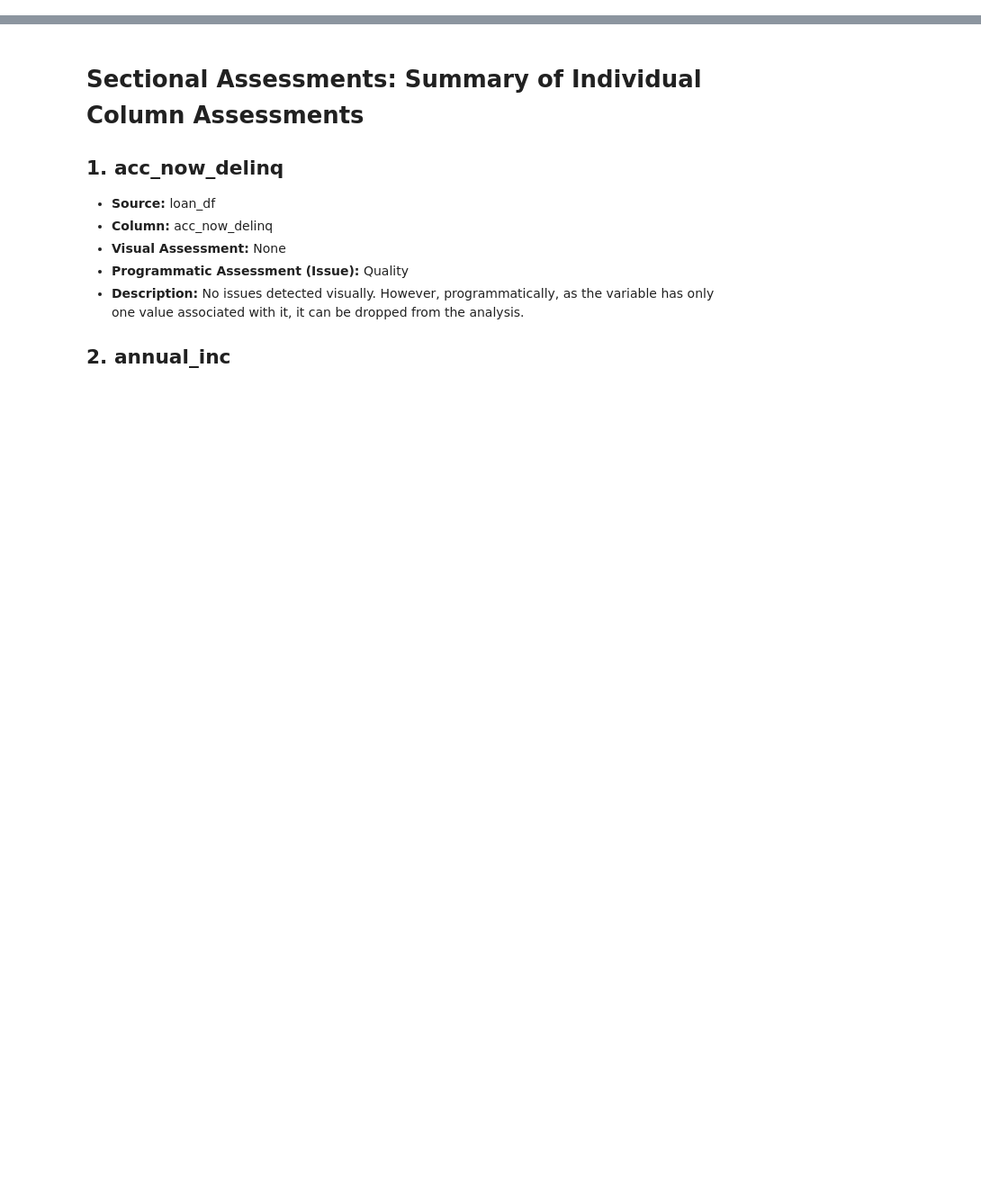
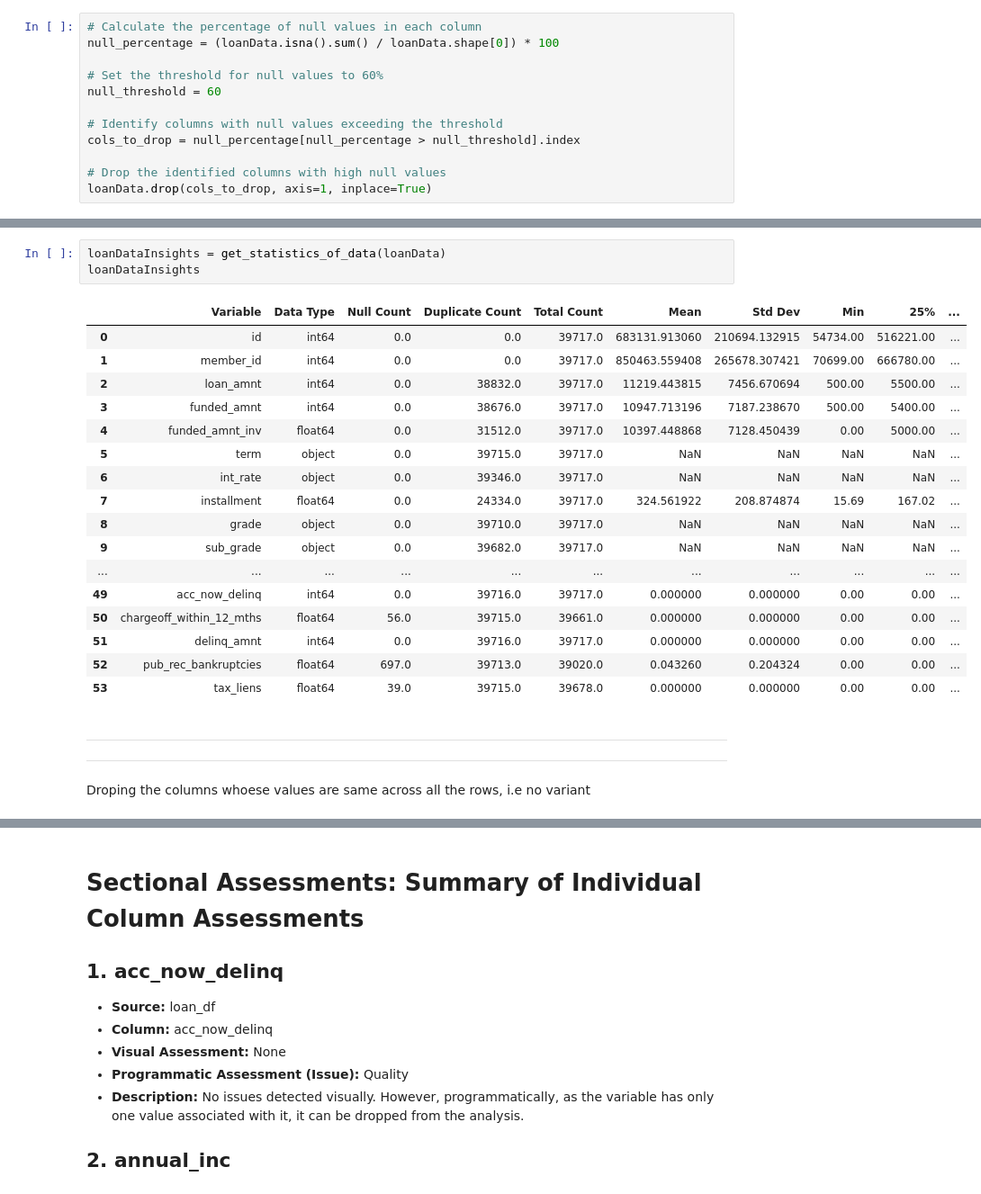
Before and after one commit to SouhardyaBiswas/Lending_Club_CaseStudy, a Jupyter notebook: code/Lending_Club_Case_Study.ipynb, the cells around one changed output, grey strips where cells are left out. Shown at 90% size. Saved outputs shown, nothing was run; the diff lists cells and outputs as text; blank space fills up the shorter version.

```diff
--- a/code/Lending_Club_Case_Study.ipynb
+++ b/code/Lending_Club_Case_Study.ipynb
@@ -590,0 +380,12 @@ verification_status  38577      3  Not Verified  16694
+# %%
+# Calculate the percentage of null values in each column
+null_percentage = (loanData.isna().sum() / loanData.shape[0]) * 100
+
+# Set the threshold for null values to 60%
+null_threshold = 60
+
+# Identify columns with null values exceeding the threshold
+cols_to_drop = null_percentage[null_percentage > null_threshold].index
+
+# Drop the identified columns with high null values
+loanData.drop(cols_to_drop, axis=1, inplace=True)
@@ -590,0 +408,25 @@ verification_status  38577      3  Not Verified  16694
+# %%
+loanDataInsights = get_statistics_of_data(loanData)
+loanDataInsights
+# %% [output]
+|  | Variable | Data Type | Null Count | Duplicate Count | Total Count | Mean | Std Dev | Min | 25% | ... |
+| 0 | id | int64 | 0.0 | 0.0 | 39717.0 | 683131.913060 | 210694.132915 | 54734.00 | 516221.00 | ... |
+| 1 | member_id | int64 | 0.0 | 0.0 | 39717.0 | 850463.559408 | 265678.307421 | 70699.00 | 666780.00 | ... |
+| 2 | loan_amnt | int64 | 0.0 | 38832.0 | 39717.0 | 11219.443815 | 7456.670694 | 500.00 | 5500.00 | ... |
+| 3 | funded_amnt | int64 | 0.0 | 38676.0 | 39717.0 | 10947.713196 | 7187.238670 | 500.00 | 5400.00 | ... |
+| 4 | funded_amnt_inv | float64 | 0.0 | 31512.0 | 39717.0 | 10397.448868 | 7128.450439 | 0.00 | 5000.00 | ... |
+| 5 | term | object | 0.0 | 39715.0 | 39717.0 | NaN | NaN | NaN | NaN | ... |
+| 6 | int_rate | object | 0.0 | 39346.0 | 39717.0 | NaN | NaN | NaN | NaN | ... |
+| 7 | installment | float64 | 0.0 | 24334.0 | 39717.0 | 324.561922 | 208.874874 | 15.69 | 167.02 | ... |
+| 8 | grade | object | 0.0 | 39710.0 | 39717.0 | NaN | NaN | NaN | NaN | ... |
+| 9 | sub_grade | object | 0.0 | 39682.0 | 39717.0 | NaN | NaN | NaN | NaN | ... |
+| ... | ... | ... | ... | ... | ... | ... | ... | ... | ... | ... |
+| 49 | acc_now_delinq | int64 | 0.0 | 39716.0 | 39717.0 | 0.000000 | 0.000000 | 0.00 | 0.00 | ... |
+| 50 | chargeoff_within_12_mths | float64 | 56.0 | 39715.0 | 39661.0 | 0.000000 | 0.000000 | 0.00 | 0.00 | ... |
+| 51 | delinq_amnt | int64 | 0.0 | 39716.0 | 39717.0 | 0.000000 | 0.000000 | 0.00 | 0.00 | ... |
+| 52 | pub_rec_bankruptcies | float64 | 697.0 | 39713.0 | 39020.0 | 0.043260 | 0.204324 | 0.00 | 0.00 | ... |
+| 53 | tax_liens | float64 | 39.0 | 39715.0 | 39678.0 | 0.000000 | 0.000000 | 0.00 | 0.00 | ... |
+# %% [markdown]
+***
+***
+Droping the columns whoese values are same across all the rows, i.e no variant
```
Also changed, not shown: parts of 103 cells of this notebook.
